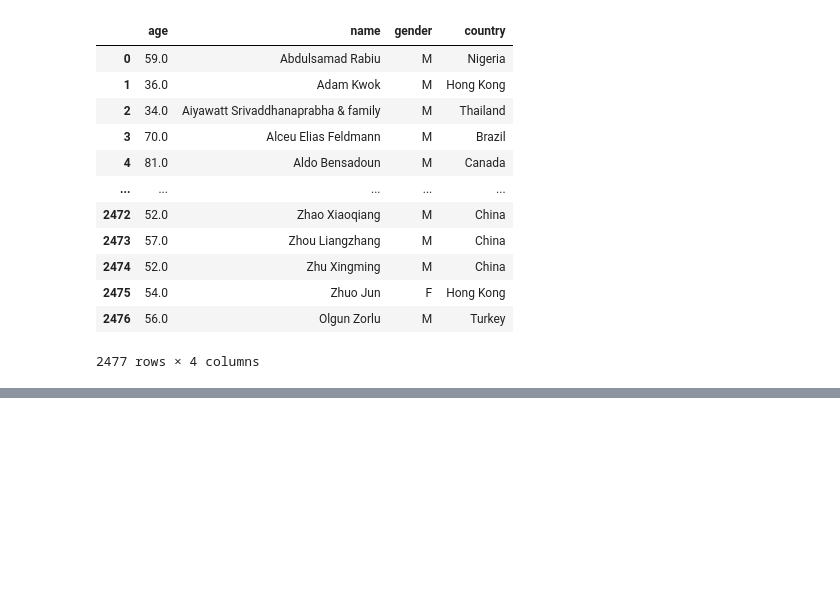
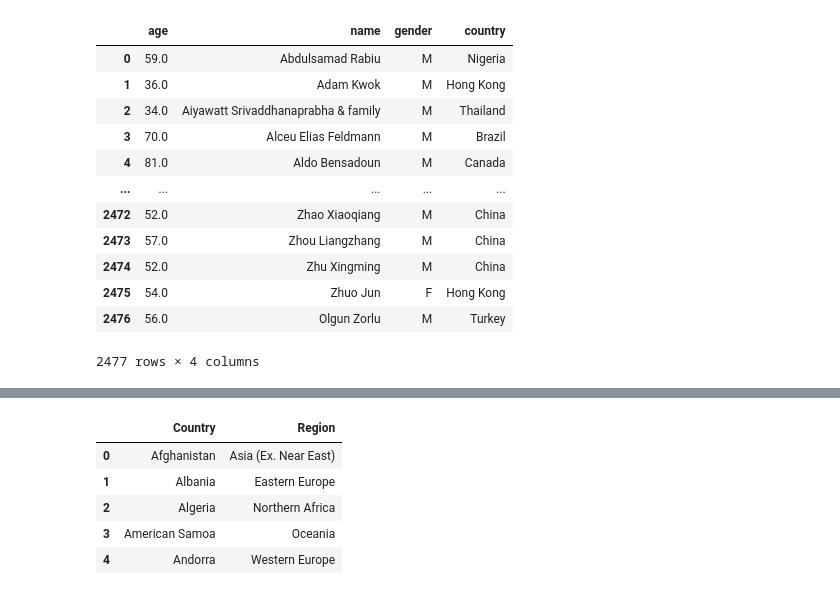
Before and after one commit to yaakx/Ironhack-Module-1-Project---Julen, a Jupyter notebook: notebooks/Notebook2.ipynb, the cells around one changed output, grey strips where cells are left out. Cells and saved outputs as stored; diff of their text form; code cells hidden in the pictures; blank space fills up the shorter version.

```diff
--- a/notebooks/Notebook2.ipynb
+++ b/notebooks/Notebook2.ipynb
@@ -74,3 +74,18 @@ df_def.tail()
 | 2212 | 1353 | 1.0 | NaN | 1978 | Olgun Zorlu | 2208 | https://specials-images.forbesimg... | Diversified | ... |
 # %%
 df_def.to_csv("../data/processed/forbes_definitive.csv")
+# %%
+df = pd.read_csv("../data/raw/countries-of-the-world.zip")
+# %%
+df = df.loc[:,["Country", "Region"]]
+# %%
+df.Region = df.Region.str.title()
+# %%
+df.head()
+# %% [output]
+|  | Country | Region |
+| 0 | Afghanistan | Asia (Ex. Near East) |
+| 1 | Albania | Eastern Europe |
+| 2 | Algeria | Northern Africa |
+| 3 | American Samoa | Oceania |
+| 4 | Andorra | Western Europe |
```
Also changed, not shown: parts of 1 cell of this notebook, 9 other files.
